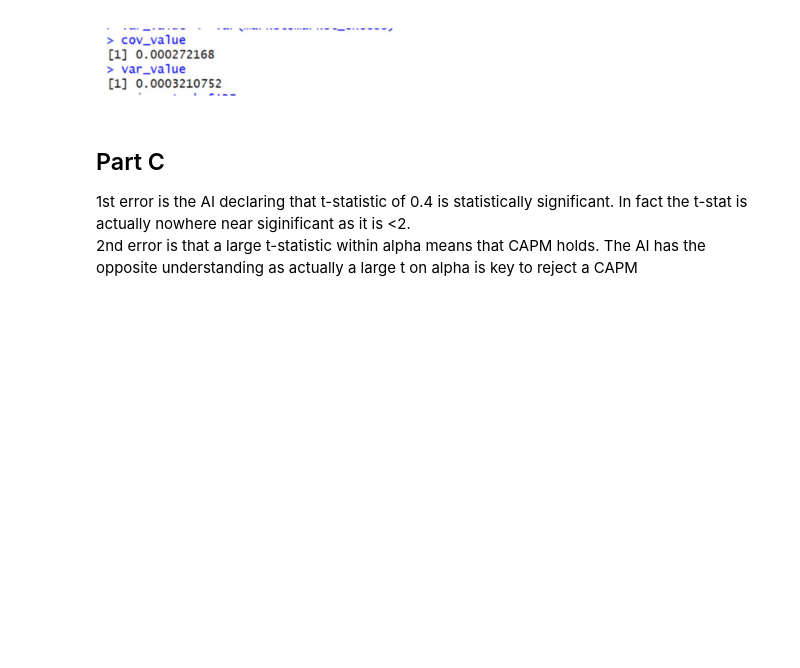
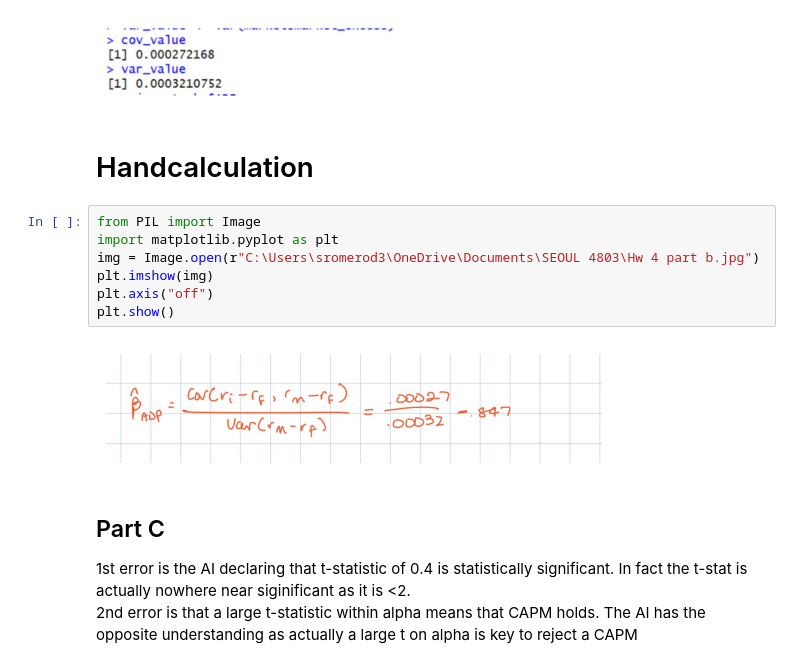
Before and after one commit to SofiaRomero710/isye4803_Sofia-Romero-Delgado, a Jupyter notebook: HW 4.ipynb, the cells around one changed output. Saved outputs shown, nothing was run; the diff lists cells and outputs as text; blank space fills up the shorter version.

```diff
--- a/HW 4.ipynb
+++ b/HW 4.ipynb
@@ -76,6 +76,18 @@ plt.axis("off")
 plt.show()
 # %% [output]
 [figure]
+# %% [markdown]
+
+# Handcalculation
+# %%
+from PIL import Image
+import matplotlib.pyplot as plt
+img = Image.open(r"C:\Users\sromerod3\OneDrive\Documents\SEOUL 4803\Hw 4 part b.jpg")
+plt.imshow(img)
+plt.axis("off")
+plt.show()
+# %% [output]
+[figure, added]
 # %% [markdown]
 ## Part C
 1st error is the AI declaring that t-statistic of 0.4 is statistically significant. In fact the t-stat is actually nowhere near siginificant as it is <2.
```
